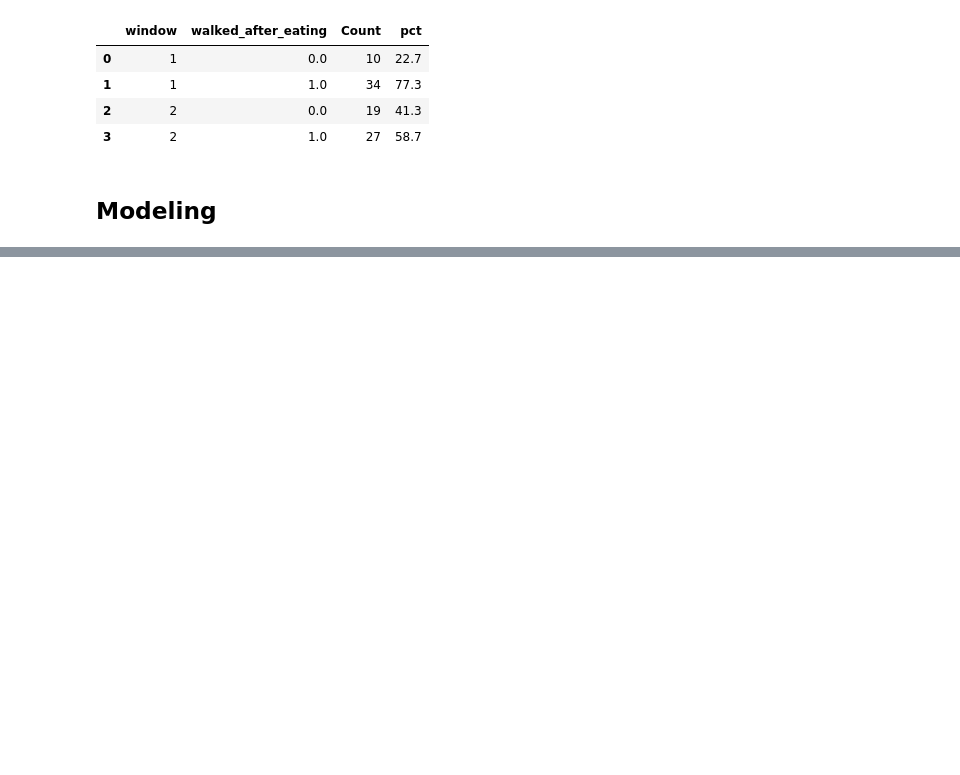
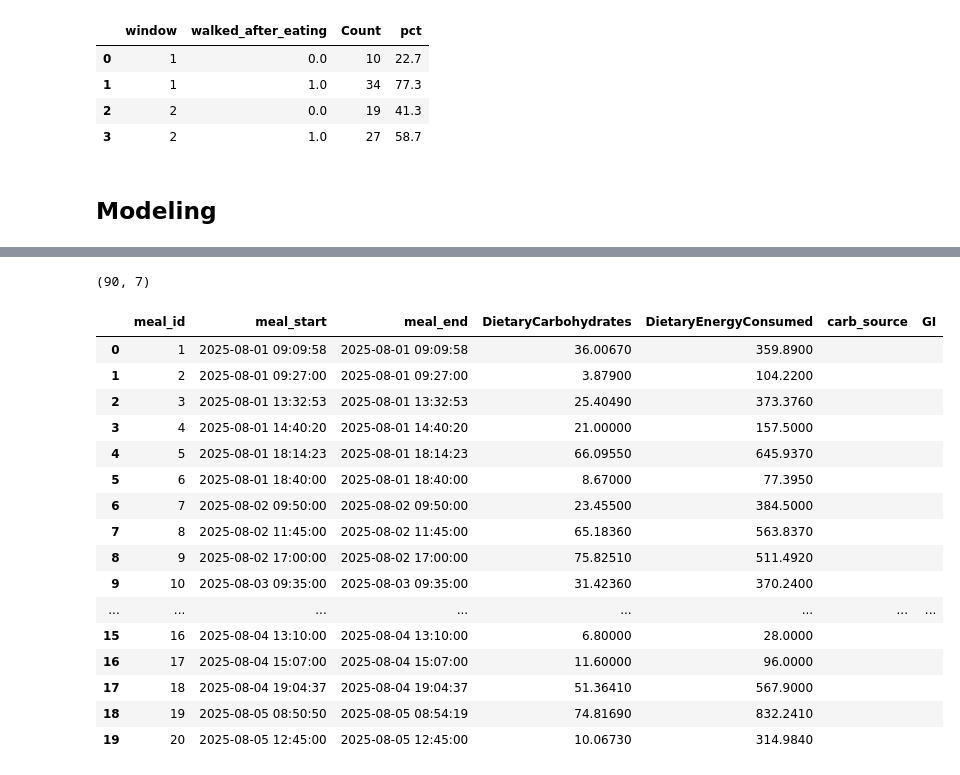
Before and after one commit to kayc26/cgm_insights, a Jupyter notebook: src/model.ipynb, the cells around one changed output, grey strips where cells are left out. Saved outputs shown, nothing was run; the diff lists cells and outputs as text; code cells hidden in the pictures; blank space fills up the shorter version.

```diff
--- a/src/model.ipynb
+++ b/src/model.ipynb
@@ -180,0 +212,30 @@ grouped
+# %%
+export = meal_dataset[['meal_id', 'meal_start', 'meal_end', 'DietaryCarbohydrates', 'DietaryEnergyConsumed']].copy()
+export['meal_start'] = export['meal_start'].dt.tz_localize(None)
+export['meal_end'] = export['meal_end'].dt.tz_localize(None)
+export = export
+export['carb_source'] = ''
+export['GI'] = ''
+# export.to_excel('../data/add_carb_source.xlsx', index=False)
+# %%
+print(export.shape)
+export.head(20)
+# %% [output]
+(90, 7)
+|  | meal_id | meal_start | meal_end | DietaryCarbohydrates | DietaryEnergyConsumed | carb_source | GI |
+| 0 | 1 | 2025-08-01 09:09:58 | 2025-08-01 09:09:58 | 36.00670 | 359.8900 |  |  |
+| 1 | 2 | 2025-08-01 09:27:00 | 2025-08-01 09:27:00 | 3.87900 | 104.2200 |  |  |
+| 2 | 3 | 2025-08-01 13:32:53 | 2025-08-01 13:32:53 | 25.40490 | 373.3760 |  |  |
+| 3 | 4 | 2025-08-01 14:40:20 | 2025-08-01 14:40:20 | 21.00000 | 157.5000 |  |  |
+| 4 | 5 | 2025-08-01 18:14:23 | 2025-08-01 18:14:23 | 66.09550 | 645.9370 |  |  |
+| 5 | 6 | 2025-08-01 18:40:00 | 2025-08-01 18:40:00 | 8.67000 | 77.3950 |  |  |
+| 6 | 7 | 2025-08-02 09:50:00 | 2025-08-02 09:50:00 | 23.45500 | 384.5000 |  |  |
+| 7 | 8 | 2025-08-02 11:45:00 | 2025-08-02 11:45:00 | 65.18360 | 563.8370 |  |  |
+| 8 | 9 | 2025-08-02 17:00:00 | 2025-08-02 17:00:00 | 75.82510 | 511.4920 |  |  |
+| 9 | 10 | 2025-08-03 09:35:00 | 2025-08-03 09:35:00 | 31.42360 | 370.2400 |  |  |
+| ... | ... | ... | ... | ... | ... | ... | ... |
+| 15 | 16 | 2025-08-04 13:10:00 | 2025-08-04 13:10:00 | 6.80000 | 28.0000 |  |  |
+| 16 | 17 | 2025-08-04 15:07:00 | 2025-08-04 15:07:00 | 11.60000 | 96.0000 |  |  |
+| 17 | 18 | 2025-08-04 19:04:37 | 2025-08-04 19:04:37 | 51.36410 | 567.9000 |  |  |
+| 18 | 19 | 2025-08-05 08:50:50 | 2025-08-05 08:54:19 | 74.81690 | 832.2410 |  |  |
+| 19 | 20 | 2025-08-05 12:45:00 | 2025-08-05 12:45:00 | 10.06730 | 314.9840 |  |  |
```
Also changed, not shown: parts of 8 cells of this notebook, 2 other files.
